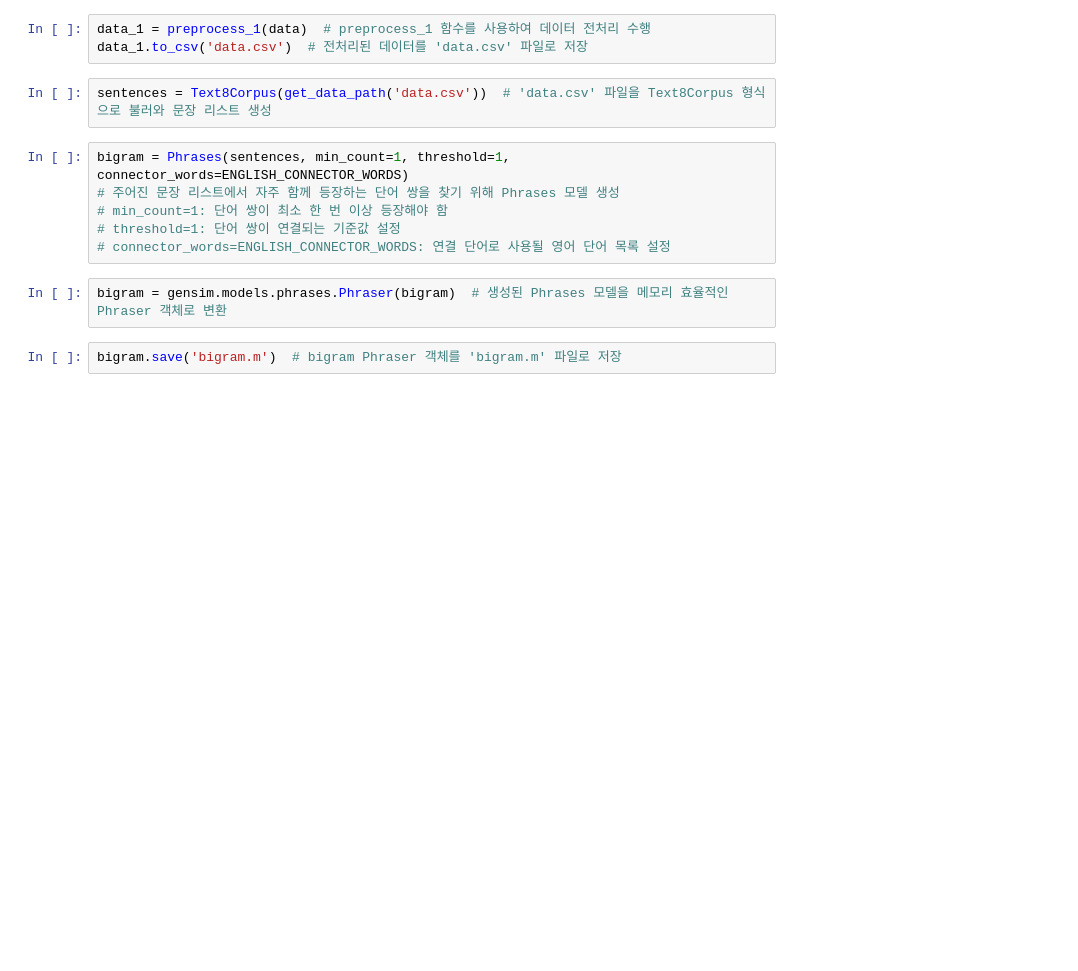
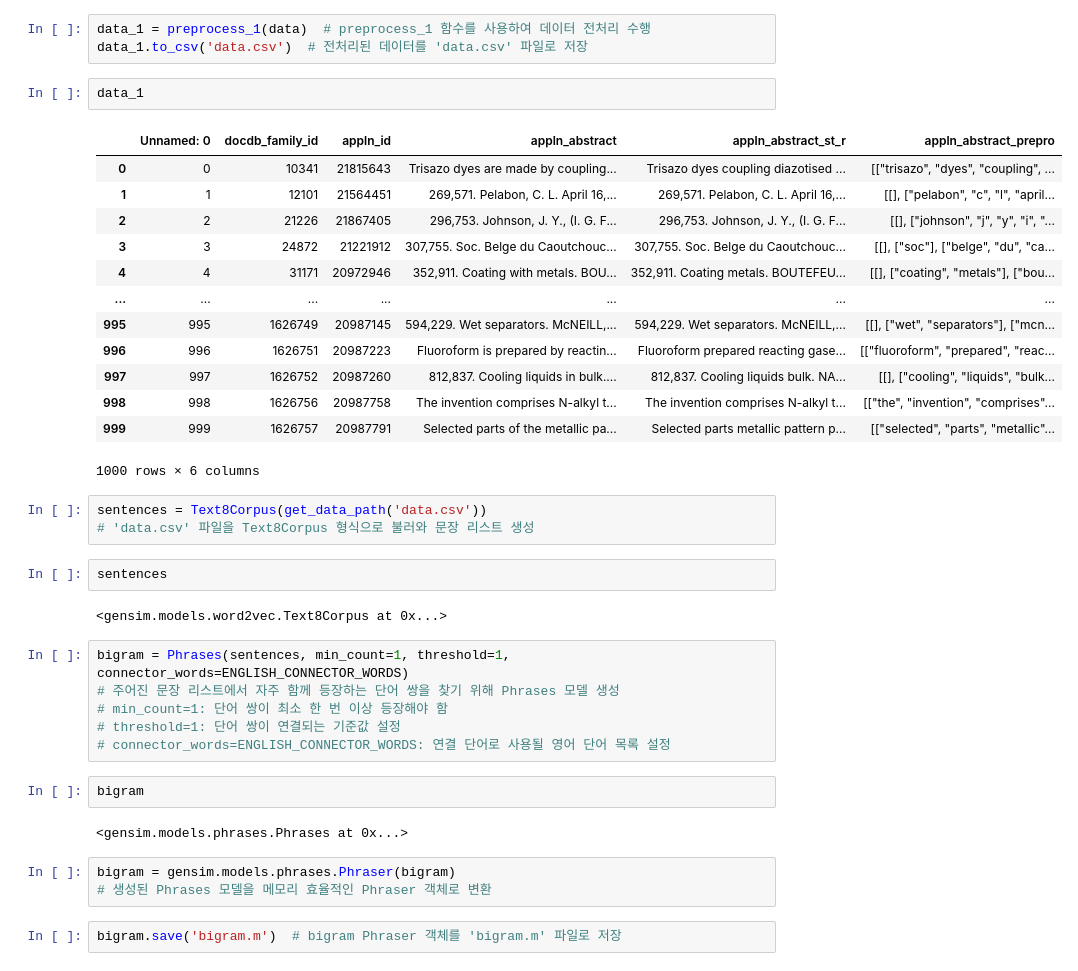
Before and after one commit to deep1003/deep1003, a Jupyter notebook: Patent_W2V_v2_version2_Example.ipynb, the cells around one changed output. Cells and saved outputs as stored; diff of their text form; blank space fills up the shorter version.

```diff
--- a/Patent_W2V_v2_version2_Example.ipynb
+++ b/Patent_W2V_v2_version2_Example.ipynb
@@ -134,16 +166,42 @@ data['appln_abstract_st_r'] = tokens_without_sw  # 불용어가 제거된 토큰
 # %%
 data_1 = preprocess_1(data)  # preprocess_1 함수를 사용하여 데이터 전처리 수행
 data_1.to_csv('data.csv')  # 전처리된 데이터를 'data.csv' 파일로 저장
+# %%
+data_1
+# %% [output]
+|  | Unnamed: 0 | docdb_family_id | appln_id | appln_abstract | appln_abstract_st_r | appln_abstract_prepro |
+| 0 | 0 | 10341 | 21815643 | Trisazo dyes are made by coupling... | Trisazo dyes coupling diazotised ... | [["trisazo", "dyes", "coupling", ... |
+| 1 | 1 | 12101 | 21564451 | 269,571. Pelabon, C. L. April 16,... | 269,571. Pelabon, C. L. April 16,... | [[], ["pelabon", "c", "l", "april... |
+| 2 | 2 | 21226 | 21867405 | 296,753. Johnson, J. Y., (I. G. F... | 296,753. Johnson, J. Y., (I. G. F... | [[], ["johnson", "j", "y", "i", "... |
+| 3 | 3 | 24872 | 21221912 | 307,755. Soc. Belge du Caoutchouc... | 307,755. Soc. Belge du Caoutchouc... | [[], ["soc"], ["belge", "du", "ca... |
+| 4 | 4 | 31171 | 20972946 | 352,911. Coating with metals. BOU... | 352,911. Coating metals. BOUTEFEU... | [[], ["coating", "metals"], ["bou... |
+| ... | ... | ... | ... | ... | ... | ... |
+| 995 | 995 | 1626749 | 20987145 | 594,229. Wet separators. McNEILL,... | 594,229. Wet separators. McNEILL,... | [[], ["wet", "separators"], ["mcn... |
+| 996 | 996 | 1626751 | 20987223 | Fluoroform is prepared by reactin... | Fluoroform prepared reacting gase... | [["fluoroform", "prepared", "reac... |
+| 997 | 997 | 1626752 | 20987260 | 812,837. Cooling liquids in bulk.... | 812,837. Cooling liquids bulk. NA... | [[], ["cooling", "liquids", "bulk... |
+| 998 | 998 | 1626756 | 20987758 | The invention comprises N-alkyl t... | The invention comprises N-alkyl t... | [["the", "invention", "comprises"... |
+| 999 | 999 | 1626757 | 20987791 | Selected parts of the metallic pa... | Selected parts metallic pattern p... | [["selected", "parts", "metallic"... |
+1000 rows × 6 columns
 # %%
-sentences = Text8Corpus(get_data_path('data.csv'))  # 'data.csv' 파일을 Text8Corpus 형식으로 불러와 문장 리스트 생성
+sentences = Text8Corpus(get_data_path('data.csv'))
+# 'data.csv' 파일을 Text8Corpus 형식으로 불러와 문장 리스트 생성
+# %%
+sentences
+# %% [output]
+<gensim.models.word2vec.Text8Corpus at 0x...>
 # %%
 bigram = Phrases(sentences, min_count=1, threshold=1, connector_words=ENGLISH_CONNECTOR_WORDS)
 # 주어진 문장 리스트에서 자주 함께 등장하는 단어 쌍을 찾기 위해 Phrases 모델 생성
 # min_count=1: 단어 쌍이 최소 한 번 이상 등장해야 함
 # threshold=1: 단어 쌍이 연결되는 기준값 설정
 # connector_words=ENGLISH_CONNECTOR_WORDS: 연결 단어로 사용될 영어 단어 목록 설정
+# %%
+bigram
+# %% [output]
+<gensim.models.phrases.Phrases at 0x...>
 # %%
-bigram = gensim.models.phrases.Phraser(bigram)  # 생성된 Phrases 모델을 메모리 효율적인 Phraser 객체로 변환
+bigram = gensim.models.phrases.Phraser(bigram)
+# 생성된 Phrases 모델을 메모리 효율적인 Phraser 객체로 변환
 # %%
 bigram.save('bigram.m')  # bigram Phraser 객체를 'bigram.m' 파일로 저장
 # %%
```
Also changed, not shown: parts of 18 cells of this notebook.
